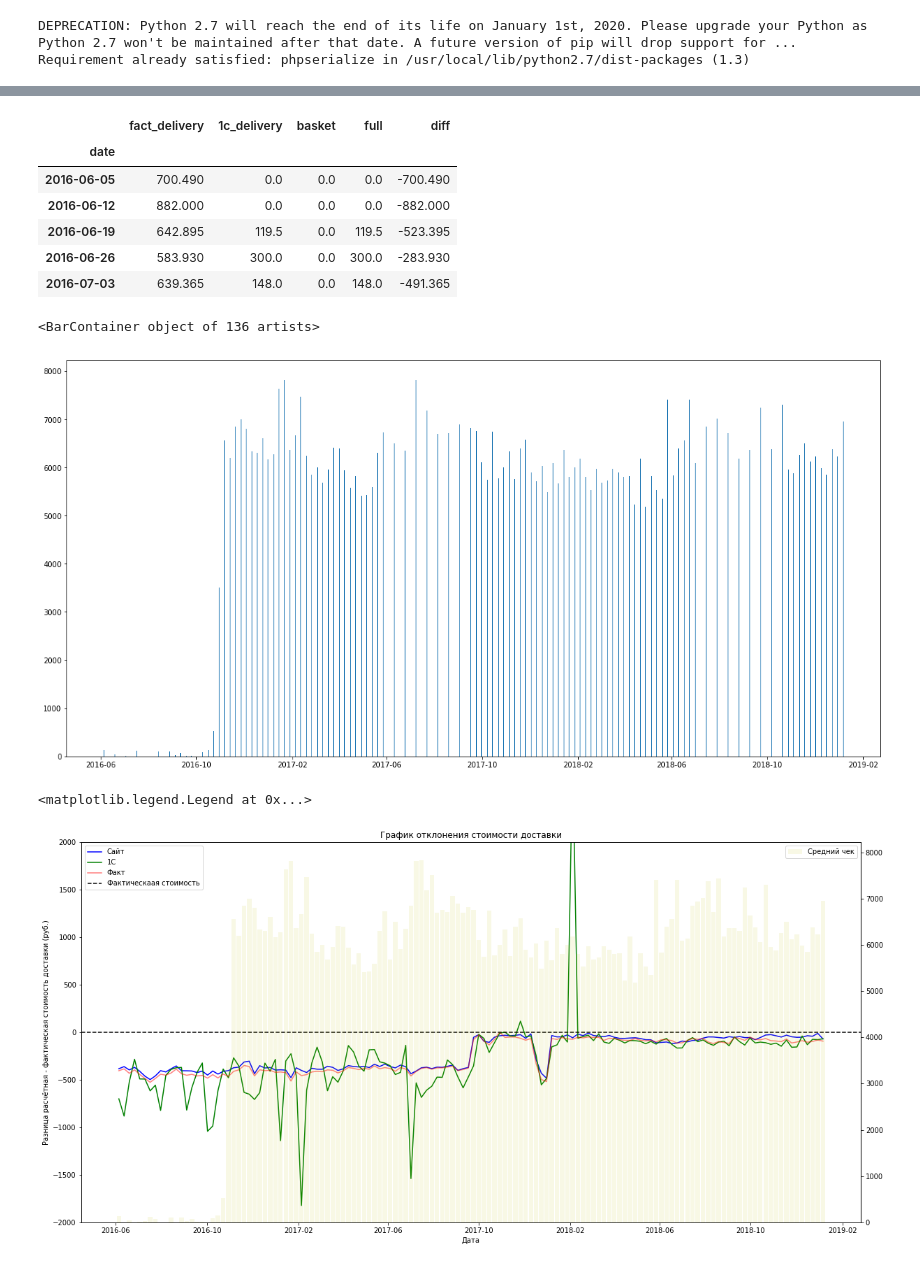
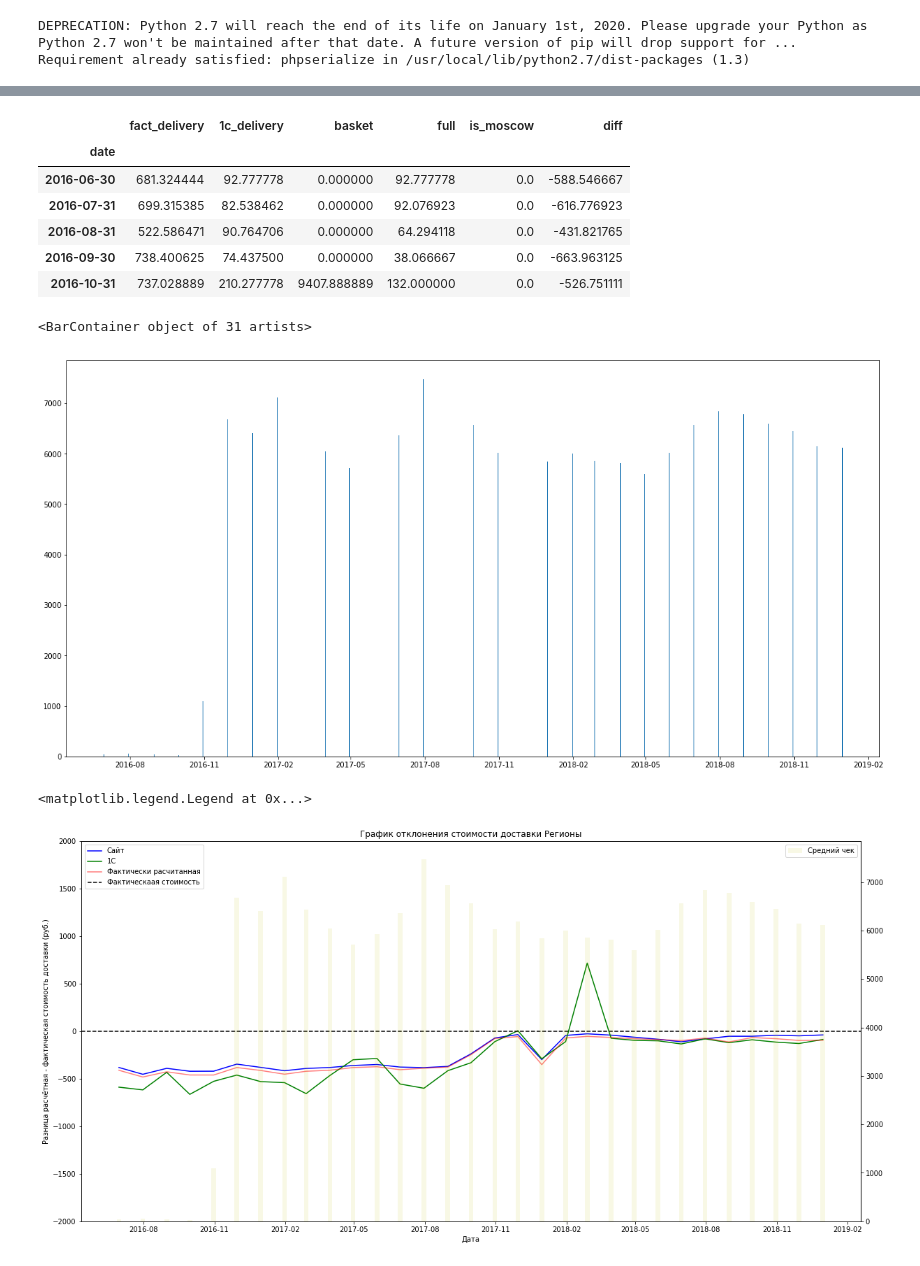
Before and after one commit to hantarex/Python, a Jupyter notebook: Plots/Diff_delivery.ipynb, the cells around one changed output, grey strips where cells are left out. Cells and saved outputs as stored; diff of their text form; code cells hidden in the pictures.

Commit message:
Add fact_delivery v.1.3

```diff
--- a/Plots/Diff_delivery.ipynb
+++ b/Plots/Diff_delivery.ipynb
@@ -13,8 +13,10 @@ import numpy as  np
 import re
 %matplotlib inline
 # %%
-group = "W"
+group = "M"
 # %%
-data = pd.read_csv("diff_delivery_region.csv",sep=";", header = None, names=['date','order','fact_delivery','site_delivery','1c_delivery','basket','full'])
+data_full = pd.read_csv("diff_delivery_region.csv",sep=";", header = None, names=['date','order','fact_delivery','site_delivery','1c_delivery','basket','full','is_moscow'])
 # %%
-data['date'] =  pd.to_datetime(data['date'], format='%Y-%m-%d %H:%M:%S')
+data_full['date'] =  pd.to_datetime(data_full['date'], format='%Y-%m-%d %H:%M:%S')
+# %%
+data=data_full[data_full['is_moscow'] == 0]
@@ -92,13 +98,13 @@ result.head(5)
 # %%
 result_c.head(5)
 # %% [output]
-|  | fact_delivery | 1c_delivery | basket | full | diff |
-| date |  |  |  |  |  |
-| 2016-06-05 | 700.490 | 0.0 | 0.0 | 0.0 | -700.490 |
-| 2016-06-12 | 882.000 | 0.0 | 0.0 | 0.0 | -882.000 |
-| 2016-06-19 | 642.895 | 119.5 | 0.0 | 119.5 | -523.395 |
-| 2016-06-26 | 583.930 | 300.0 | 0.0 | 300.0 | -283.930 |
-| 2016-07-03 | 639.365 | 148.0 | 0.0 | 148.0 | -491.365 |
+|  | fact_delivery | 1c_delivery | basket | full | is_moscow | diff |
+| date |  |  |  |  |  |  |
+| 2016-06-30 | 681.324444 | 92.777778 | 0.000000 | 92.777778 | 0.0 | -588.546667 |
+| 2016-07-31 | 699.315385 | 82.538462 | 0.000000 | 92.076923 | 0.0 | -616.776923 |
+| 2016-08-31 | 522.586471 | 90.764706 | 0.000000 | 64.294118 | 0.0 | -431.821765 |
+| 2016-09-30 | 738.400625 | 74.437500 | 0.000000 | 38.066667 | 0.0 | -663.963125 |
+| 2016-10-31 | 737.028889 | 210.277778 | 9407.888889 | 132.000000 | 0.0 | -526.751111 |
 # %%
 # xnew = np.linspace(result['cart_sum'].min(),result['cart_sum'].max(),300)
 # %%
@@ -109,25 +115,25 @@ result_c.head(5)
 fig, ax1 = plt.subplots(figsize=(20,10))
 ax1.bar(result.index.values, result['basket'])
 # %% [output]
-<BarContainer object of 136 artists>
+<BarContainer object of 31 artists>
-[figure, old version]
+[figure, new version]
 # %%
 fig, ax1 = plt.subplots(figsize=(20,10))
-plt.title(u"График отклонения стоимости доставки")
+plt.title(u"График отклонения стоимости доставки Регионы")
 ax2 = ax1.twinx()
 ax1.set_ylim([-2000,2000])
 ax1.set_xlabel(u"Дата")
 ax1.set_ylabel(u"Разница расчётная - фактическая стоимость доставки (руб.)")
 ax1.plot(result['diff'],"-b", label=u'Сайт')
 ax1.plot(result_c['diff'],"-g", label=u'1С')
-ax1.plot(result_f['diff'],"-r", label=u'Факт', alpha=0.5)
+ax1.plot(result_f['diff'],"-r", label=u'Фактически расчитанная', alpha=0.5)
 ax2.bar(result.index.values, result['basket'], color="y", width=6, alpha=0.1, label=u"Средний чек")
 ax1.axhline(0, color='k', linestyle='--', label=u"Фактическаая стоимость")
 # ax1.plot(new_date_median['item_cost'],"-g", label=u'Стоиомсть позиции', antialiased=True)
 # ax1.plot(new_date_mean['item_cost'],"-k", label=u'Стоиомсть позиции среднее', antialiased=True)
 # ax1.plot(result['non_reg'],linewidth=2)
 ax2.legend(loc=1)
 ax1.legend(loc=2)
 # %% [output]
 <matplotlib.legend.Legend at 0x...>
-[figure, old version]
+[figure, new version]
```
Also changed, not shown: parts of 9 cells of this notebook.
